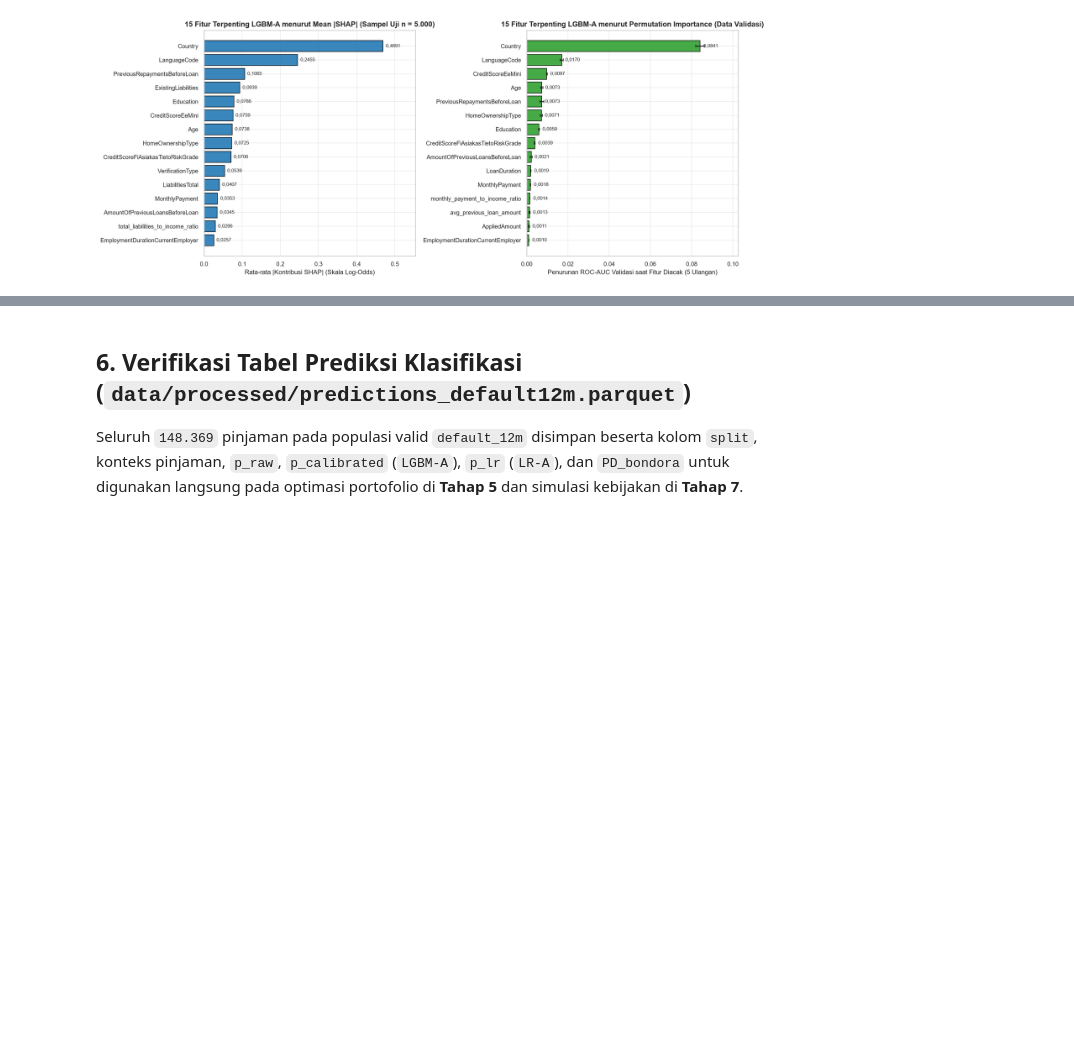
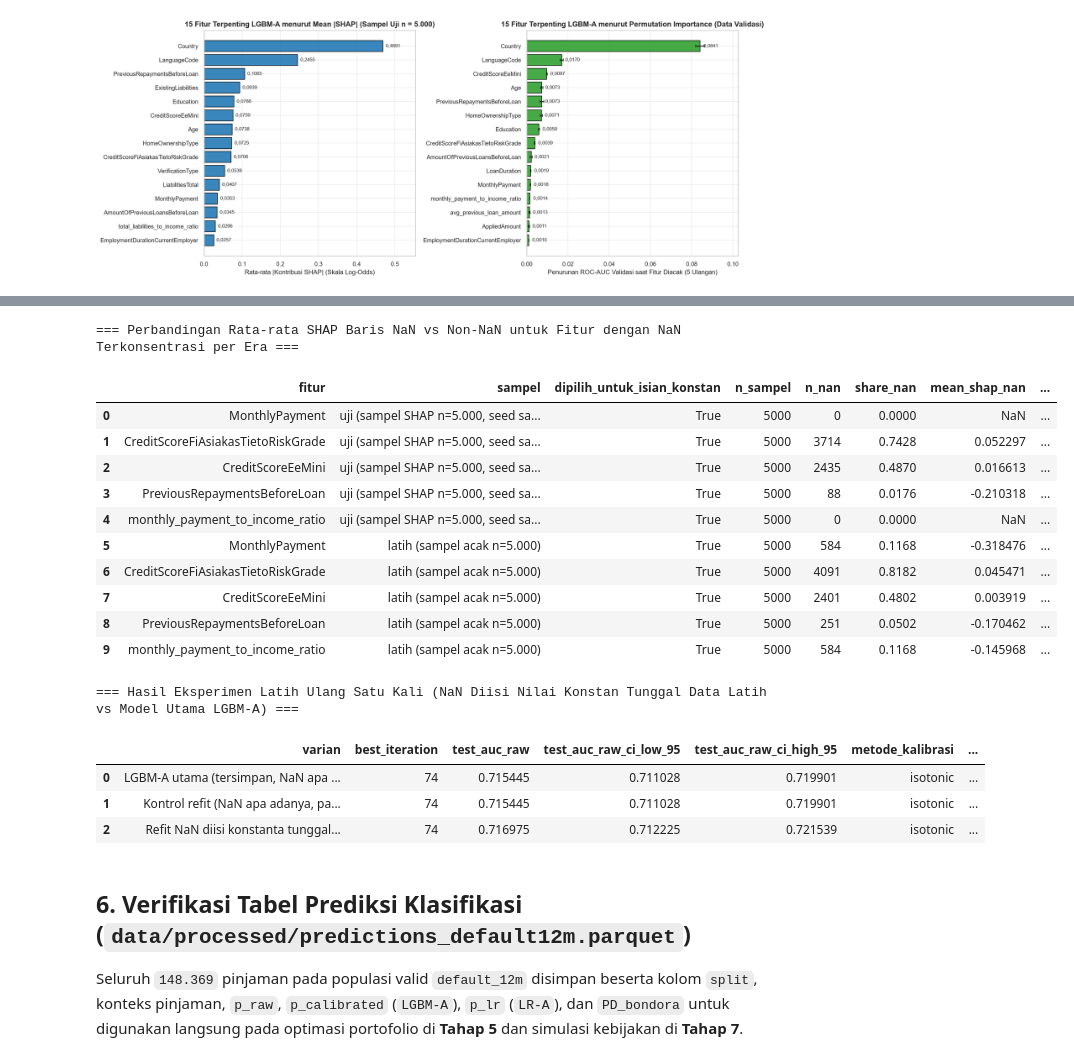
Before and after one commit to B4tra/bondora-analytics, a Jupyter notebook: notebooks/04_predictive_classification.ipynb, the cells around one changed output, grey strips where cells are left out. Cells and saved outputs as stored; diff of their text form; code cells hidden in the pictures; blank space fills up the shorter version.

```diff
--- a/notebooks/04_predictive_classification.ipynb
+++ b/notebooks/04_predictive_classification.ipynb
@@ -368,3 +465,36 @@ display(Image(filename=str(config.FIGURES_DIR / "04_shap_summary_bar.png")))
+# %%
+nan_shap_df = pd.read_csv(config.TABLES_DIR / "04_nan_signal_shap.csv")
+nan_refit_df = pd.read_csv(config.TABLES_DIR / "04_nan_signal_refit.csv")
+
+print("=== Perbandingan Rata-rata SHAP Baris NaN vs Non-NaN untuk Fitur dengan NaN Terkonsentrasi per Era ===")
+display(nan_shap_df.loc[nan_shap_df["fitur"].isin([
+    "PreviousRepaymentsBeforeLoan",
+    "MonthlyPayment",
+    "monthly_payment_to_income_ratio",
+    "CreditScoreEeMini",
+    "CreditScoreFiAsiakasTietoRiskGrade",
+])].reset_index(drop=True))
+
+print("\n=== Hasil Eksperimen Latih Ulang Satu Kali (NaN Diisi Nilai Konstan Tunggal Data Latih vs Model Utama LGBM-A) ===")
+display(nan_refit_df)
+# %% [output]
+=== Perbandingan Rata-rata SHAP Baris NaN vs Non-NaN untuk Fitur dengan NaN Terkonsentrasi per Era ===
+|  | fitur | sampel | dipilih_untuk_isian_konstan | n_sampel | n_nan | share_nan | mean_shap_nan | ... |
+| 0 | MonthlyPayment | uji (sampel SHAP n=5.000, seed sa... | True | 5000 | 0 | 0.0000 | NaN | ... |
+| 1 | CreditScoreFiAsiakasTietoRiskGrade | uji (sampel SHAP n=5.000, seed sa... | True | 5000 | 3714 | 0.7428 | 0.052297 | ... |
+| 2 | CreditScoreEeMini | uji (sampel SHAP n=5.000, seed sa... | True | 5000 | 2435 | 0.4870 | 0.016613 | ... |
+| 3 | PreviousRepaymentsBeforeLoan | uji (sampel SHAP n=5.000, seed sa... | True | 5000 | 88 | 0.0176 | -0.210318 | ... |
+| 4 | monthly_payment_to_income_ratio | uji (sampel SHAP n=5.000, seed sa... | True | 5000 | 0 | 0.0000 | NaN | ... |
+| 5 | MonthlyPayment | latih (sampel acak n=5.000) | True | 5000 | 584 | 0.1168 | -0.318476 | ... |
+| 6 | CreditScoreFiAsiakasTietoRiskGrade | latih (sampel acak n=5.000) | True | 5000 | 4091 | 0.8182 | 0.045471 | ... |
+| 7 | CreditScoreEeMini | latih (sampel acak n=5.000) | True | 5000 | 2401 | 0.4802 | 0.003919 | ... |
+| 8 | PreviousRepaymentsBeforeLoan | latih (sampel acak n=5.000) | True | 5000 | 251 | 0.0502 | -0.170462 | ... |
+| 9 | monthly_payment_to_income_ratio | latih (sampel acak n=5.000) | True | 5000 | 584 | 0.1168 | -0.145968 | ... |
+=== Hasil Eksperimen Latih Ulang Satu Kali (NaN Diisi Nilai Konstan Tunggal Data Latih vs Model Utama LGBM-A) ===
+|  | varian | best_iteration | test_auc_raw | test_auc_raw_ci_low_95 | test_auc_raw_ci_high_95 | metode_kalibrasi | ... |
+| 0 | LGBM-A utama (tersimpan, NaN apa ... | 74 | 0.715445 | 0.711028 | 0.719901 | isotonic | ... |
+| 1 | Kontrol refit (NaN apa adanya, pa... | 74 | 0.715445 | 0.711028 | 0.719901 | isotonic | ... |
+| 2 | Refit NaN diisi konstanta tunggal... | 74 | 0.716975 | 0.712225 | 0.721539 | isotonic | ... |
 # %% [markdown]
 ## 6. Verifikasi Tabel Prediksi Klasifikasi (`data/processed/predictions_default12m.parquet`)
 
```
Also changed, not shown: parts of 7 cells of this notebook, 11 other files.
